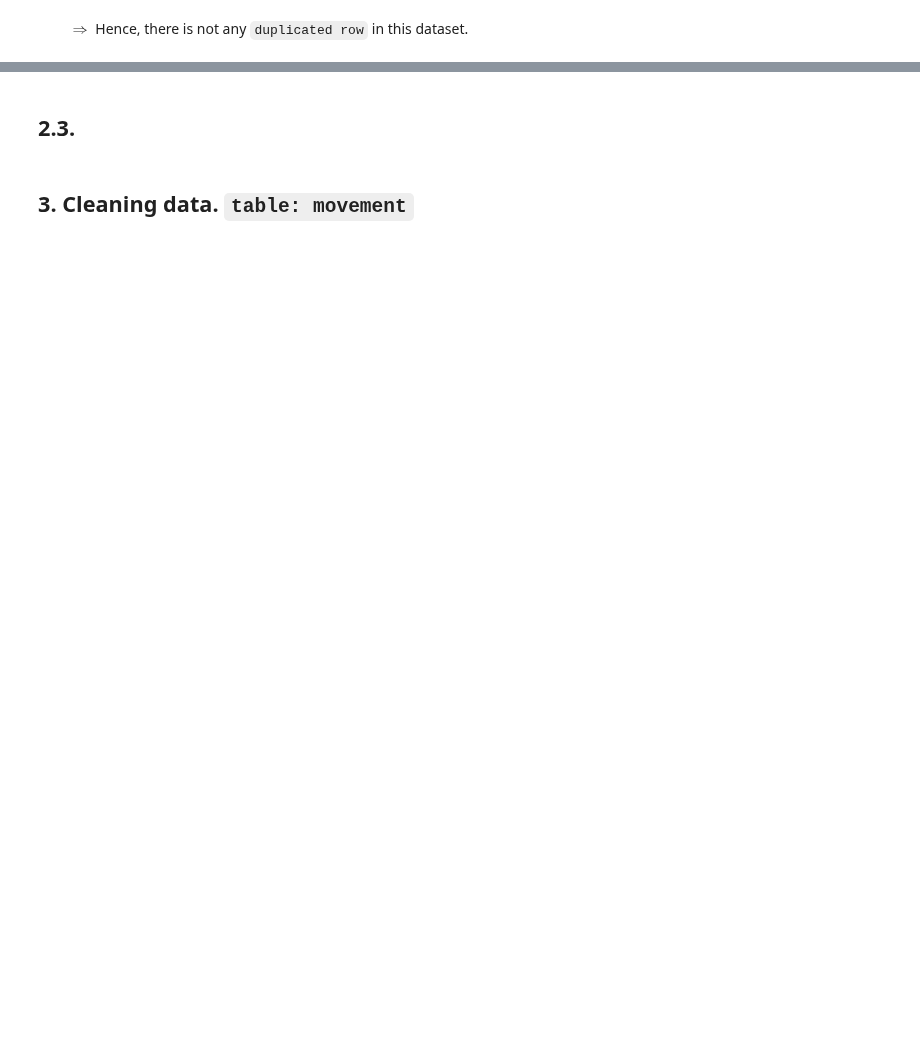
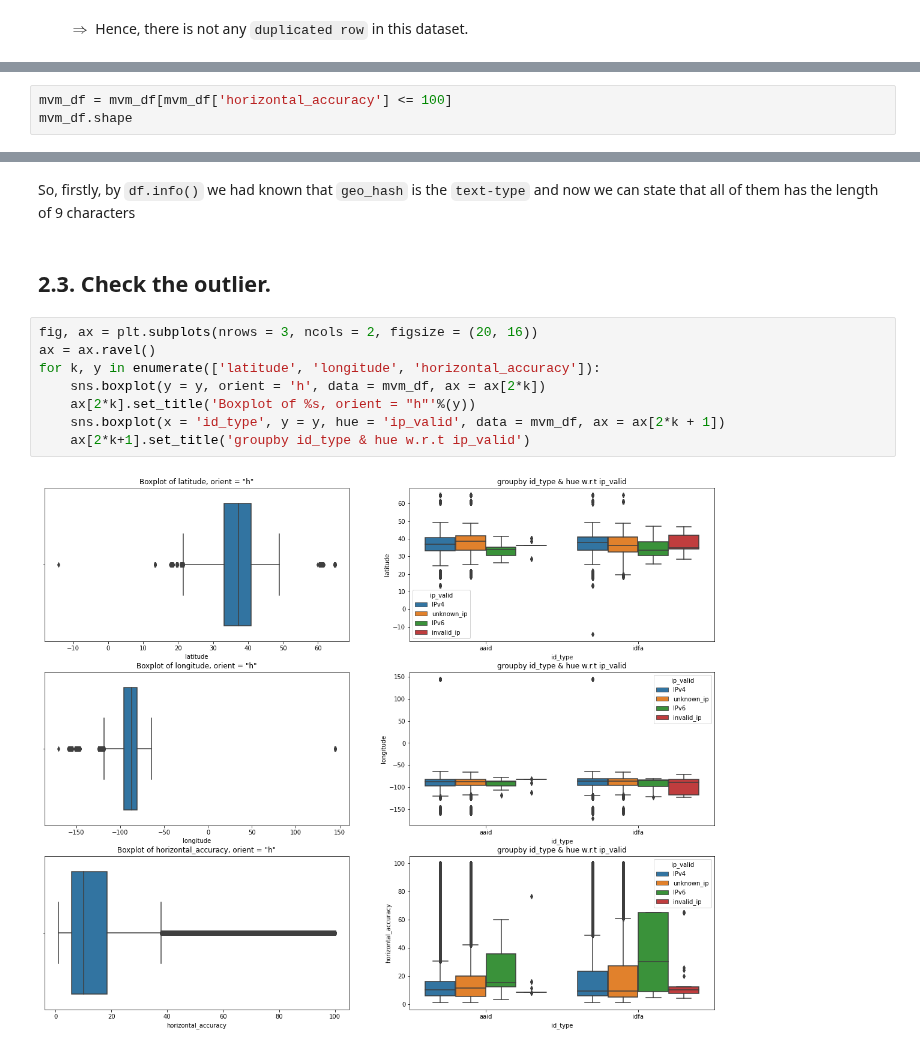
Before and after one commit to NhanDoV/Lectures_notes-teaching-in-VN-, a Jupyter notebook: data_analyst_exercises/Cleaning data/problem1-cleaning-big-data-pyspark.ipynb, the cells around one changed output, grey strips where cells are left out. Drawn from its saved outputs; the diff is of its cells as text; blank space fills up the shorter version.

```diff
--- a/data_analyst_exercises/Cleaning data/problem1-cleaning-big-data-pyspark.ipynb
+++ b/data_analyst_exercises/Cleaning data/problem1-cleaning-big-data-pyspark.ipynb
@@ -132,0 +276,3 @@ So
+# %%
+mvm_df = mvm_df[mvm_df['horizontal_accuracy'] <= 100]
+mvm_df.shape
@@ -133,4 +308,14 @@ So
+# %% [markdown]
+So, firstly, by `df.info()` we had known that `geo_hash` is the `text-type` and now we can state that all of them has the length of 9 characters
 # %% [markdown]
-## 2.3.
+## 2.3. Check the outlier.
-# %% [markdown]
-## 3. Cleaning data. `table: movement`
+# %%
+fig, ax = plt.subplots(nrows = 3, ncols = 2, figsize = (20, 16))
+ax = ax.ravel()
+for k, y in enumerate(['latitude', 'longitude', 'horizontal_accuracy']):
+    sns.boxplot(y = y, orient = 'h', data = mvm_df, ax = ax[2*k])
+    ax[2*k].set_title('Boxplot of %s, orient = "h"'%(y))
+    sns.boxplot(x = 'id_type', y = y, hue = 'ip_valid', data = mvm_df, ax = ax[2*k + 1])
+    ax[2*k+1].set_title('groupby id_type & hue w.r.t ip_valid')
+# %% [output]
+[figure, added]
```
Also changed, not shown: parts of 42 cells of this notebook.
